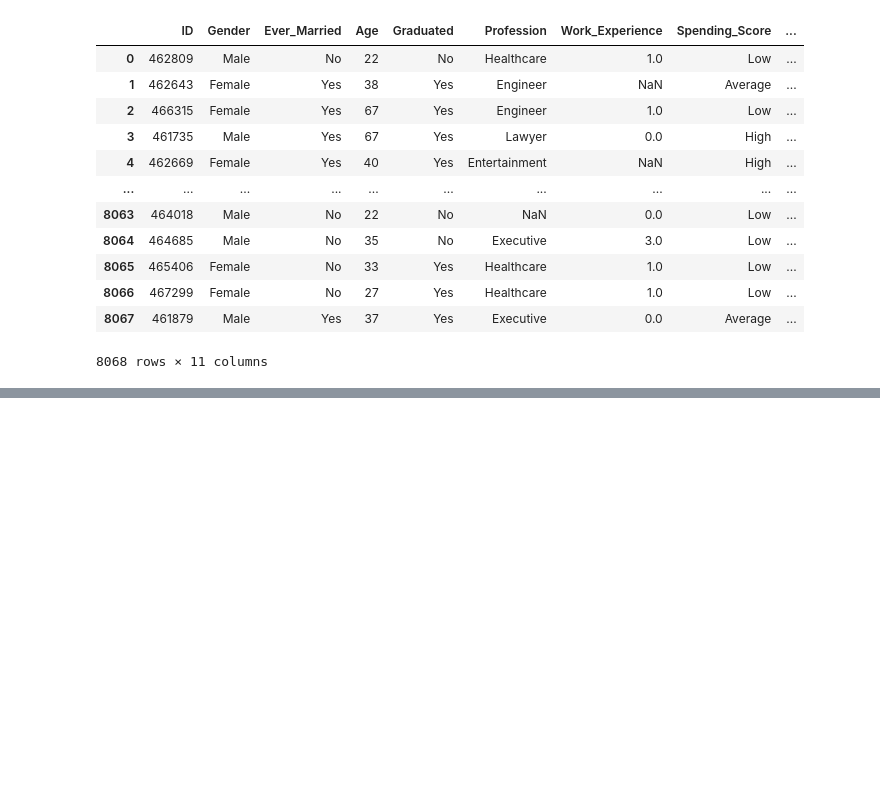
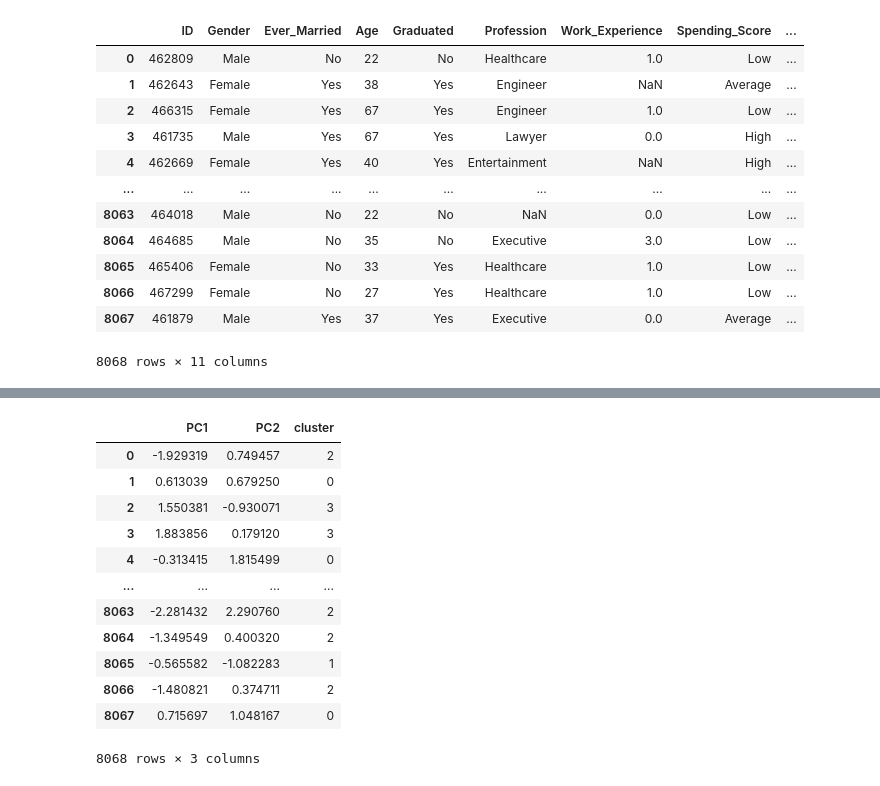
Before and after one commit to pkdc/automobile-company-customer-data-analysis, a Jupyter notebook: notebook/automobile_customer_analysis.ipynb, the cells around one changed output, grey strips where cells are left out. Drawn from its saved outputs; the diff is of its cells as text; code cells hidden in the pictures; blank space fills up the shorter version.

```diff
--- a/notebook/automobile_customer_analysis.ipynb
+++ b/notebook/automobile_customer_analysis.ipynb
@@ -233,0 +252,17 @@ model_kmeans = Pipeline(steps=[
+# %%
+reduced_train_data_df['cluster'] = y_pred
+reduced_train_data_df
+# %% [output]
+|  | PC1 | PC2 | cluster |
+| 0 | -1.929319 | 0.749457 | 2 |
+| 1 | 0.613039 | 0.679250 | 0 |
+| 2 | 1.550381 | -0.930071 | 3 |
+| 3 | 1.883856 | 0.179120 | 3 |
+| 4 | -0.313415 | 1.815499 | 0 |
+| ... | ... | ... | ... |
+| 8063 | -2.281432 | 2.290760 | 2 |
+| 8064 | -1.349549 | 0.400320 | 2 |
+| 8065 | -0.565582 | -1.082283 | 1 |
+| 8066 | -1.480821 | 0.374711 | 2 |
+| 8067 | 0.715697 | 1.048167 | 0 |
+8068 rows × 3 columns
```
Also changed, not shown: parts of 10 cells of this notebook.
